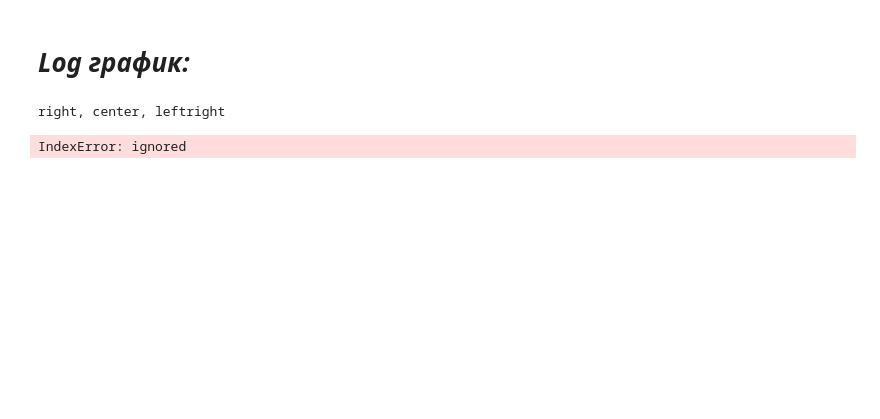
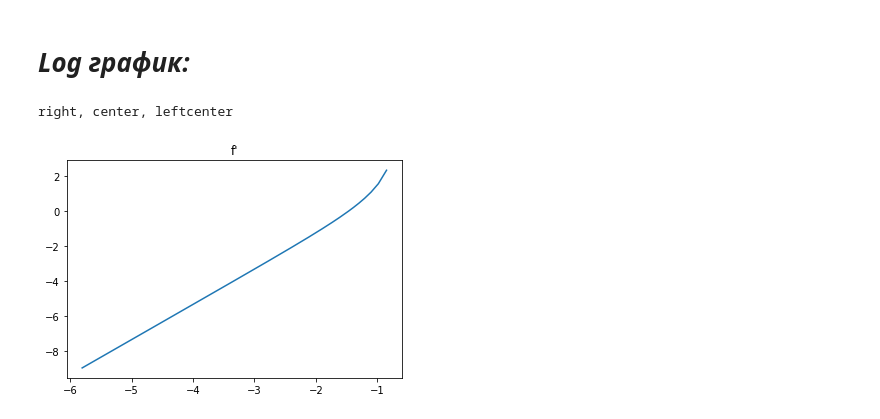
Before and after one commit to mainarel/-Numerical_methods, a Jupyter notebook: Lab2.ipynb, the cells around one changed output. Cells and saved outputs as stored; diff of their text form; code cells hidden in the pictures; blank space fills up the shorter version.

```diff
--- a/Lab2.ipynb
+++ b/Lab2.ipynb
@@ -94,33 +94,33 @@ def logarithm(choice):
     dfr_array = []
     hi_array = []
 
     for i in range(7,1000):
         hi = (b - a) / i
         hi_array.append(math.log(hi))
 
         x_array = np.arange(a,b+hi, hi)
         y_real = [d1_func(element) for element in x_array]
 
 
         if (choice == "right"):
           ydif_array = right_dif(hi, i)
         elif (choice == "left"):
           ydif_array = left_dif(hi, i)
         elif (choice == "center"):
           ydif_array = center_dif(hi, i)
 
         dfr_array.append(math.log(difference(y_real, ydif_array)))
         ydif_array.clear()
 
 
 
-    plt.subplot(1,3,1)
+    #plt.subplot(1,3,1)
     plt.title("f'")
     plt.plot (hi_array,dfr_array)
     plt.show()
 
 choice = input("right, center, left")
 logarithm(choice)
 # %% [output]
-right, center, leftright
+right, center, leftcenter
-IndexError: ignored
+[figure, added]
```
Also changed, not shown: parts of 6 cells of this notebook.
